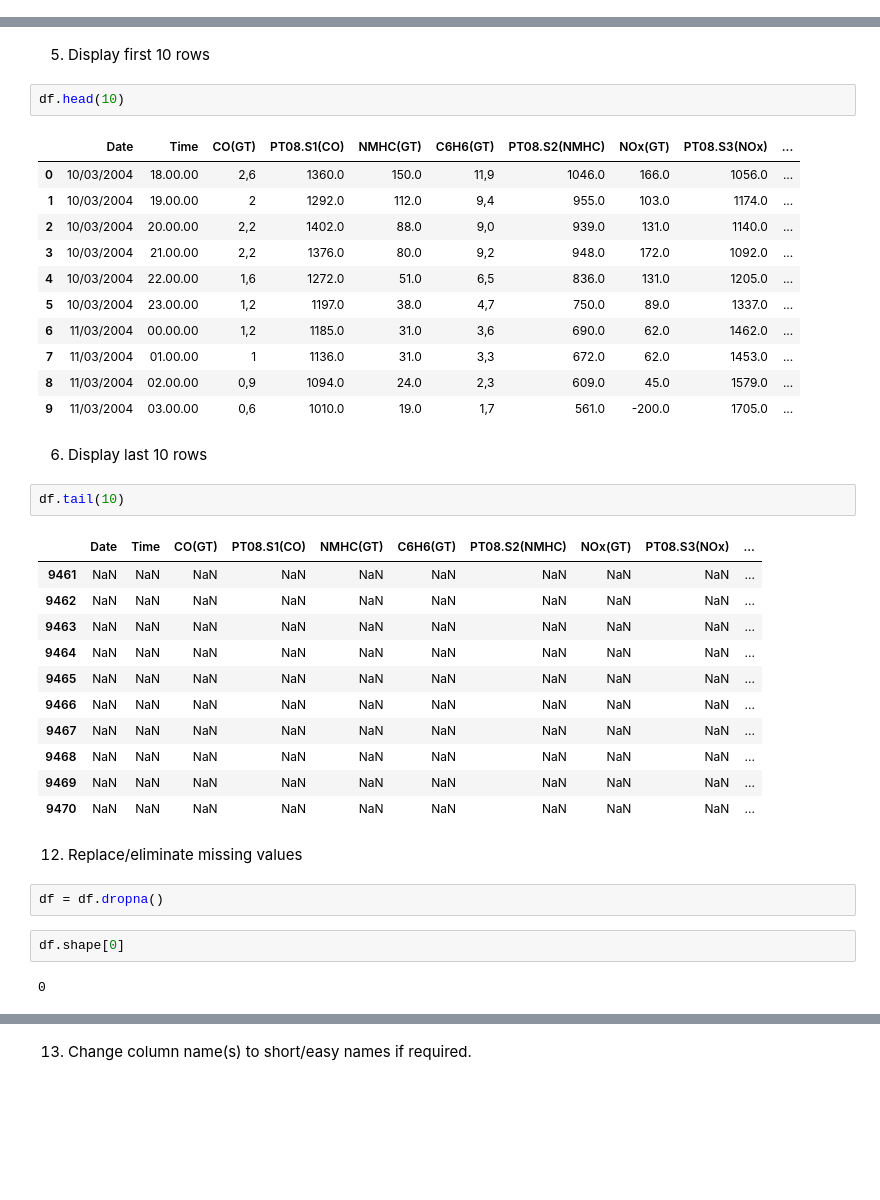
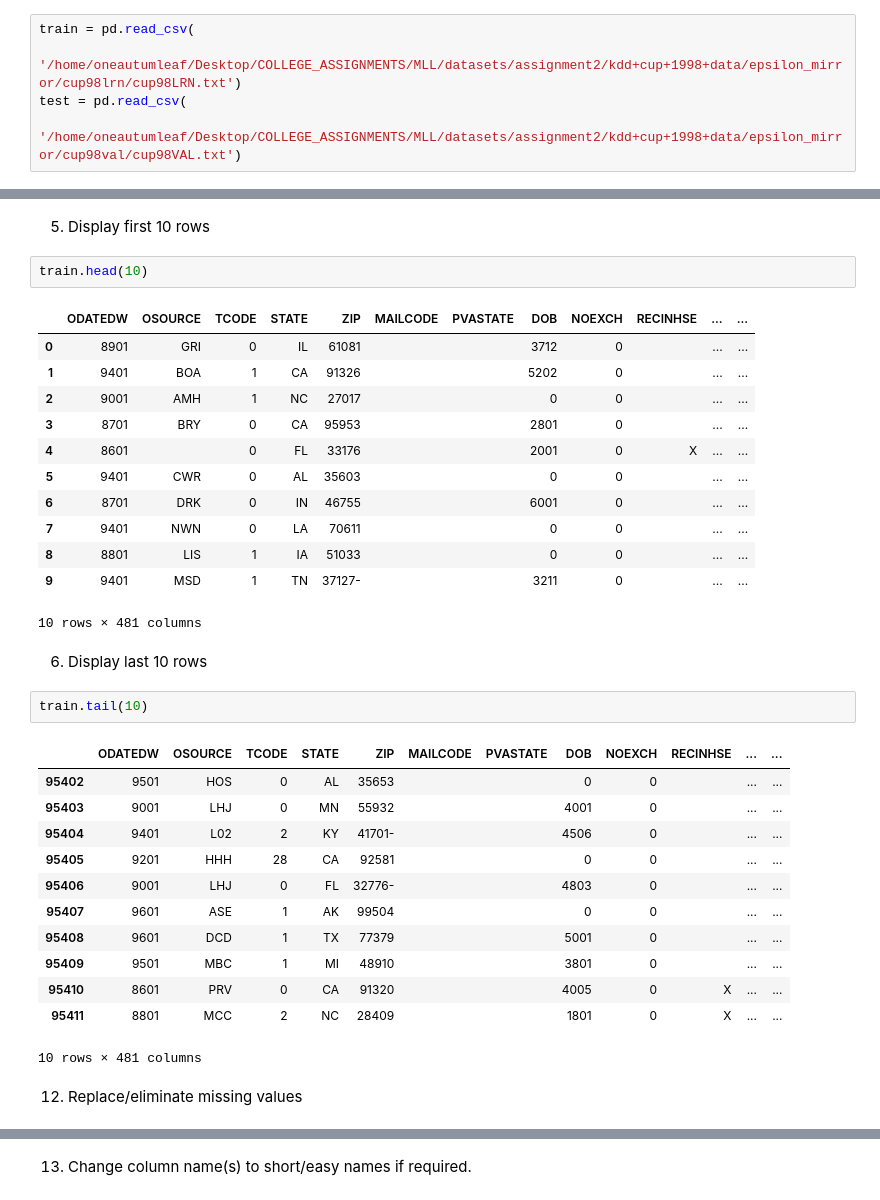
Before and after one commit to Jay7221/college-assignments, a Jupyter notebook: MLL/assignment2.ipynb, the cells around one changed output, grey strips where cells are left out. Saved outputs shown, nothing was run; the diff lists cells and outputs as text; blank space fills up the shorter version.

```diff
--- a/MLL/assignment2.ipynb
+++ b/MLL/assignment2.ipynb
@@ -14 +12,6 @@ df = pd.read_csv('datasets/AirQualityUCI.csv', sep=';')
+# %%
+train = pd.read_csv(
+    '/home/oneautumleaf/Desktop/COLLEGE_ASSIGNMENTS/MLL/datasets/assignment2/kdd+cup+1998+data/epsilon_mirror/cup98lrn/cup98LRN.txt')
+test = pd.read_csv(
+    '/home/oneautumleaf/Desktop/COLLEGE_ASSIGNMENTS/MLL/datasets/assignment2/kdd+cup+1998+data/epsilon_mirror/cup98val/cup98VAL.txt')
 # %%
@@ -71,40 +184,36 @@ df.isnull().any(axis=1).sum()
 # %% [markdown]
 5. Display first 10 rows
 # %%
-df.head(10)
+train.head(10)
 # %% [output]
-|  | Date | Time | CO(GT) | PT08.S1(CO) | NMHC(GT) | C6H6(GT) | PT08.S2(NMHC) | NOx(GT) | PT08.S3(NOx) | ... |
-| 0 | 10/03/2004 | 18.00.00 | 2,6 | 1360.0 | 150.0 | 11,9 | 1046.0 | 166.0 | 1056.0 | ... |
-| 1 | 10/03/2004 | 19.00.00 | 2 | 1292.0 | 112.0 | 9,4 | 955.0 | 103.0 | 1174.0 | ... |
-| 2 | 10/03/2004 | 20.00.00 | 2,2 | 1402.0 | 88.0 | 9,0 | 939.0 | 131.0 | 1140.0 | ... |
-| 3 | 10/03/2004 | 21.00.00 | 2,2 | 1376.0 | 80.0 | 9,2 | 948.0 | 172.0 | 1092.0 | ... |
-| 4 | 10/03/2004 | 22.00.00 | 1,6 | 1272.0 | 51.0 | 6,5 | 836.0 | 131.0 | 1205.0 | ... |
-| 5 | 10/03/2004 | 23.00.00 | 1,2 | 1197.0 | 38.0 | 4,7 | 750.0 | 89.0 | 1337.0 | ... |
-| 6 | 11/03/2004 | 00.00.00 | 1,2 | 1185.0 | 31.0 | 3,6 | 690.0 | 62.0 | 1462.0 | ... |
-| 7 | 11/03/2004 | 01.00.00 | 1 | 1136.0 | 31.0 | 3,3 | 672.0 | 62.0 | 1453.0 | ... |
-| 8 | 11/03/2004 | 02.00.00 | 0,9 | 1094.0 | 24.0 | 2,3 | 609.0 | 45.0 | 1579.0 | ... |
-| 9 | 11/03/2004 | 03.00.00 | 0,6 | 1010.0 | 19.0 | 1,7 | 561.0 | -200.0 | 1705.0 | ... |
+|  | ODATEDW | OSOURCE | TCODE | STATE | ZIP | MAILCODE | PVASTATE | DOB | NOEXCH | RECINHSE | ... | ... |
+| 0 | 8901 | GRI | 0 | IL | 61081 |  |  | 3712 | 0 |  | ... | ... |
+| 1 | 9401 | BOA | 1 | CA | 91326 |  |  | 5202 | 0 |  | ... | ... |
+| 2 | 9001 | AMH | 1 | NC | 27017 |  |  | 0 | 0 |  | ... | ... |
+| 3 | 8701 | BRY | 0 | CA | 95953 |  |  | 2801 | 0 |  | ... | ... |
+| 4 | 8601 |  | 0 | FL | 33176 |  |  | 2001 | 0 | X | ... | ... |
+| 5 | 9401 | CWR | 0 | AL | 35603 |  |  | 0 | 0 |  | ... | ... |
+| 6 | 8701 | DRK | 0 | IN | 46755 |  |  | 6001 | 0 |  | ... | ... |
+| 7 | 9401 | NWN | 0 | LA | 70611 |  |  | 0 | 0 |  | ... | ... |
+| 8 | 8801 | LIS | 1 | IA | 51033 |  |  | 0 | 0 |  | ... | ... |
+| 9 | 9401 | MSD | 1 | TN | 37127- |  |  | 3211 | 0 |  | ... | ... |
+10 rows × 481 columns
 # %% [markdown]
 6. Display last 10 rows
 # %%
-df.tail(10)
+train.tail(10)
 # %% [output]
-|  | Date | Time | CO(GT) | PT08.S1(CO) | NMHC(GT) | C6H6(GT) | PT08.S2(NMHC) | NOx(GT) | PT08.S3(NOx) | ... |
-| 9461 | NaN | NaN | NaN | NaN | NaN | NaN | NaN | NaN | NaN | ... |
-| 9462 | NaN | NaN | NaN | NaN | NaN | NaN | NaN | NaN | NaN | ... |
-| 9463 | NaN | NaN | NaN | NaN | NaN | NaN | NaN | NaN | NaN | ... |
-| 9464 | NaN | NaN | NaN | NaN | NaN | NaN | NaN | NaN | NaN | ... |
-| 9465 | NaN | NaN | NaN | NaN | NaN | NaN | NaN | NaN | NaN | ... |
-| 9466 | NaN | NaN | NaN | NaN | NaN | NaN | NaN | NaN | NaN | ... |
-| 9467 | NaN | NaN | NaN | NaN | NaN | NaN | NaN | NaN | NaN | ... |
-| 9468 | NaN | NaN | NaN | NaN | NaN | NaN | NaN | NaN | NaN | ... |
-| 9469 | NaN | NaN | NaN | NaN | NaN | NaN | NaN | NaN | NaN | ... |
-| 9470 | NaN | NaN | NaN | NaN | NaN | NaN | NaN | NaN | NaN | ... |
+|  | ODATEDW | OSOURCE | TCODE | STATE | ZIP | MAILCODE | PVASTATE | DOB | NOEXCH | RECINHSE | ... | ... |
+| 95402 | 9501 | HOS | 0 | AL | 35653 |  |  | 0 | 0 |  | ... | ... |
+| 95403 | 9001 | LHJ | 0 | MN | 55932 |  |  | 4001 | 0 |  | ... | ... |
+| 95404 | 9401 | L02 | 2 | KY | 41701- |  |  | 4506 | 0 |  | ... | ... |
+| 95405 | 9201 | HHH | 28 | CA | 92581 |  |  | 0 | 0 |  | ... | ... |
+| 95406 | 9001 | LHJ | 0 | FL | 32776- |  |  | 4803 | 0 |  | ... | ... |
+| 95407 | 9601 | ASE | 1 | AK | 99504 |  |  | 0 | 0 |  | ... | ... |
+| 95408 | 9601 | DCD | 1 | TX | 77379 |  |  | 5001 | 0 |  | ... | ... |
+| 95409 | 9501 | MBC | 1 | MI | 48910 |  |  | 3801 | 0 |  | ... | ... |
+| 95410 | 8601 | PRV | 0 | CA | 91320 |  |  | 4005 | 0 | X | ... | ... |
+| 95411 | 8801 | MCC | 2 | NC | 28409 |  |  | 1801 | 0 | X | ... | ... |
+10 rows × 481 columns
 # %% [markdown]
 12. Replace/eliminate missing values
-# %%
-df = df.dropna()
-# %%
-df.shape[0]
-# %% [output]
-0
```
Also changed, not shown: parts of 76 cells of this notebook, 17 other files.
